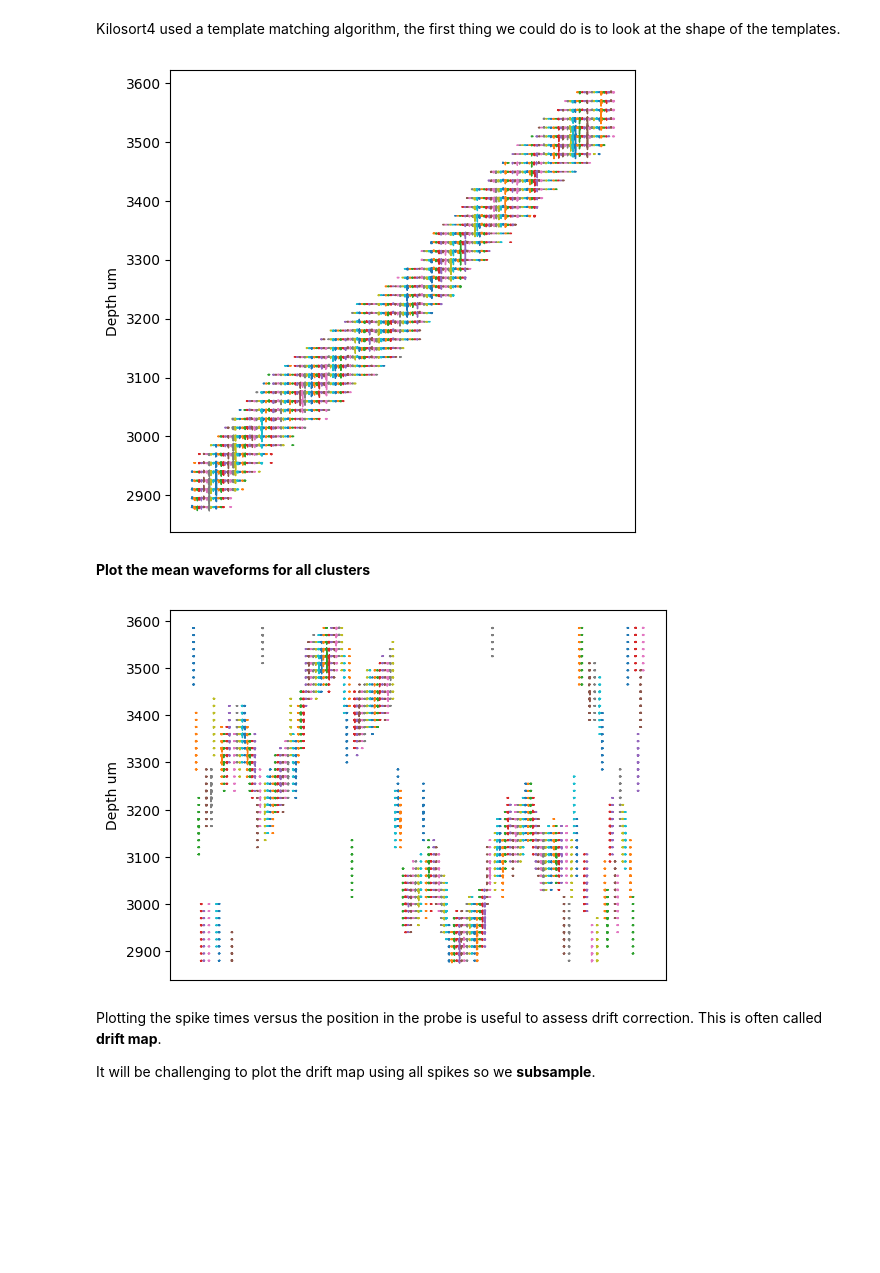
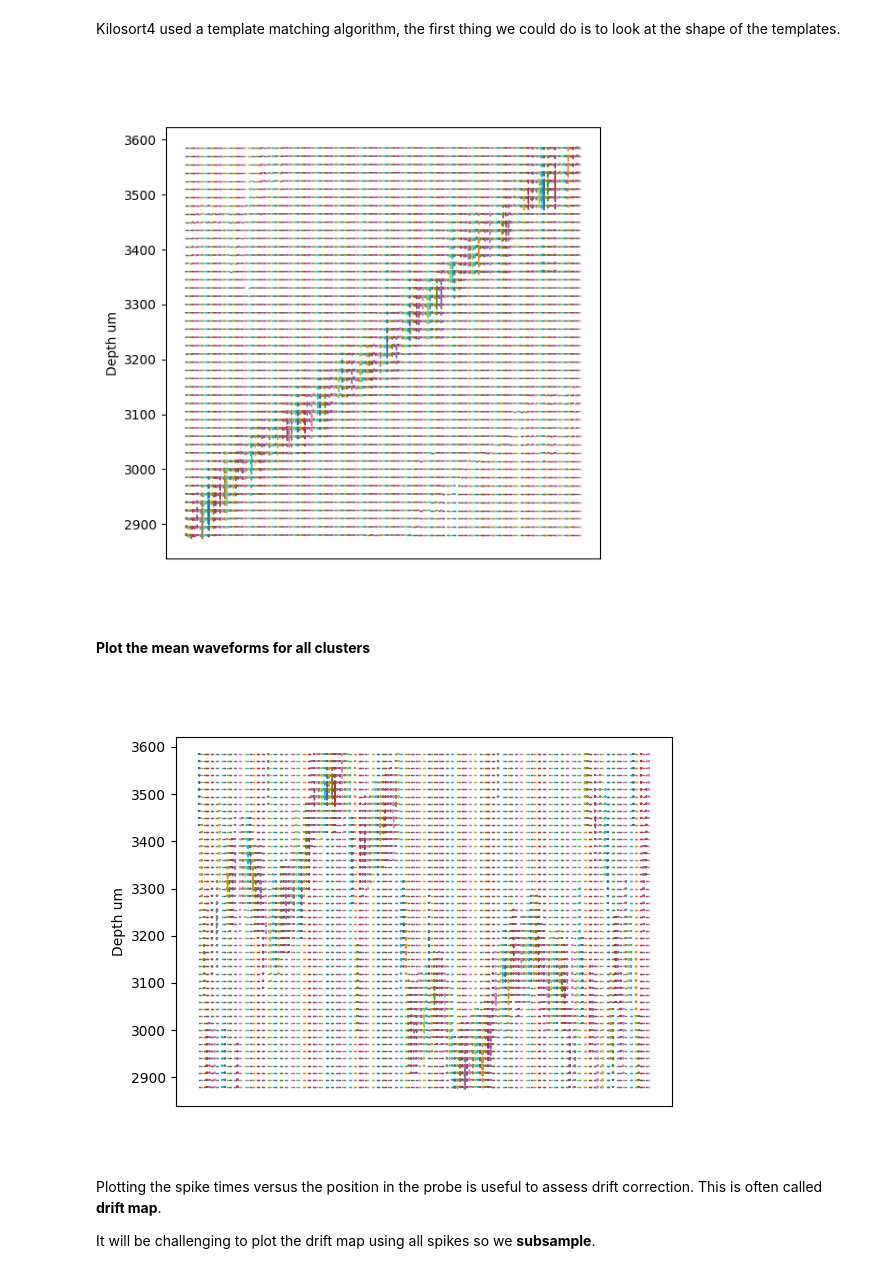
Before and after one commit to jcouto/colorado-neuropixels-2026, a Jupyter notebook: tutorials/AL_chronic_dataset/02_load_output.ipynb, the cells around one changed output. Cells and saved outputs as stored; diff of their text form; code cells hidden in the pictures; blank space fills up the shorter version.

```diff
--- a/tutorials/AL_chronic_dataset/02_load_output.ipynb
+++ b/tutorials/AL_chronic_dataset/02_load_output.ipynb
@@ -64,7 +64,7 @@ res['spike_positions'] = estimate_spike_positions_from_features(spike_templates=
 # %% [markdown]
 This code is converted to a function in the helpers.
 # %%
-res = load_phy_folder(outfolder, analyzer_waveforms) # this is converted to a function in the helpers
+res = load_phy_folder(outparent) # this is converted to a function in the helpers
 # %%
 # make sure that the shapes are the ones we expect
 for k in res.keys():
@@ -76,35 +91,35 @@ Kilosort4 used a template matching algorithm, the first thing we could do is to
 # function to plot one template (its good practice to create functions that do things we will be repeating)
 def _plot_template(X,
                    offset, # offset in x
                    cmap,   # channel positions
                    srate = 30000, # for getting the waveforms in time
                    gainx = 1.5e4, # gain of the x scale (divide the number in the axis by this to get seconds)
                    gainy = 0.03,  # gain in y, divide by this to get the input units
                    color = 'k',
                    lw = 1,
-                   spatial_extent = 75): # controls how many channels to plot around the one with the highest peak
+                   spatial_extent = 750): # controls how many channels to plot around the one with the highest peak
     time = gainx*np.arange(X.shape[0])/srate # generate a time vector
     # find the electrode with the highest signal
     electrode = np.argmax(np.max(np.abs(X),axis = 0))
     toplot = np.linalg.norm(cmap-cmap[electrode],axis = 1)<spatial_extent
 
     for (x,y),t in zip(cmap[toplot],X[:,toplot].T):
         plt.plot(time+x+offset,y+t*gainy,color = color,lw = lw)
 
 plt.figure(figsize = [6,6])
 colors = [plt.colormaps.get('tab10')(i) for i in range(10)] # plot each template in a differnt color
 idx = np.argsort(np.argmax(np.abs(res['templates']).max(axis = 1),axis = 1)) # index to sort templates by approximate depth
 
 for i,itemplate in enumerate(idx):  #iterate over the "sorted" templates
     # reconstruct the templates accounting for shared variance between channels (un-whitening)
     _plot_template(np.dot(res['templates'][itemplate], res['whitening_mat_inv']),
                    i*100, # offset between units
                    res['channel_positions'],
                    color = colors[np.mod(i,len(colors))])
 plt.xticks([]); # x-axis is in seconds*gainx
 plt.ylabel('Depth um');
 # %% [output]
-[figure, old version]
+[figure, new version]
 # %% [markdown]
 __Plot the mean waveforms for all clusters__
 # %%
@@ -122,7 +137,7 @@ for i,itemplate in enumerate(idx):  #iterate over the "sorted" templates
 plt.xticks([]); # remove x ticks
 plt.ylabel('Depth um');
 # %% [output]
-[figure, old version]
+[figure, new version]
 # %% [markdown]
 Plotting the spike times versus the position in the probe is useful to assess drift correction. This is often called **drift map**.
 
```
Also changed, not shown: parts of 5 cells of this notebook, 5 other files.
